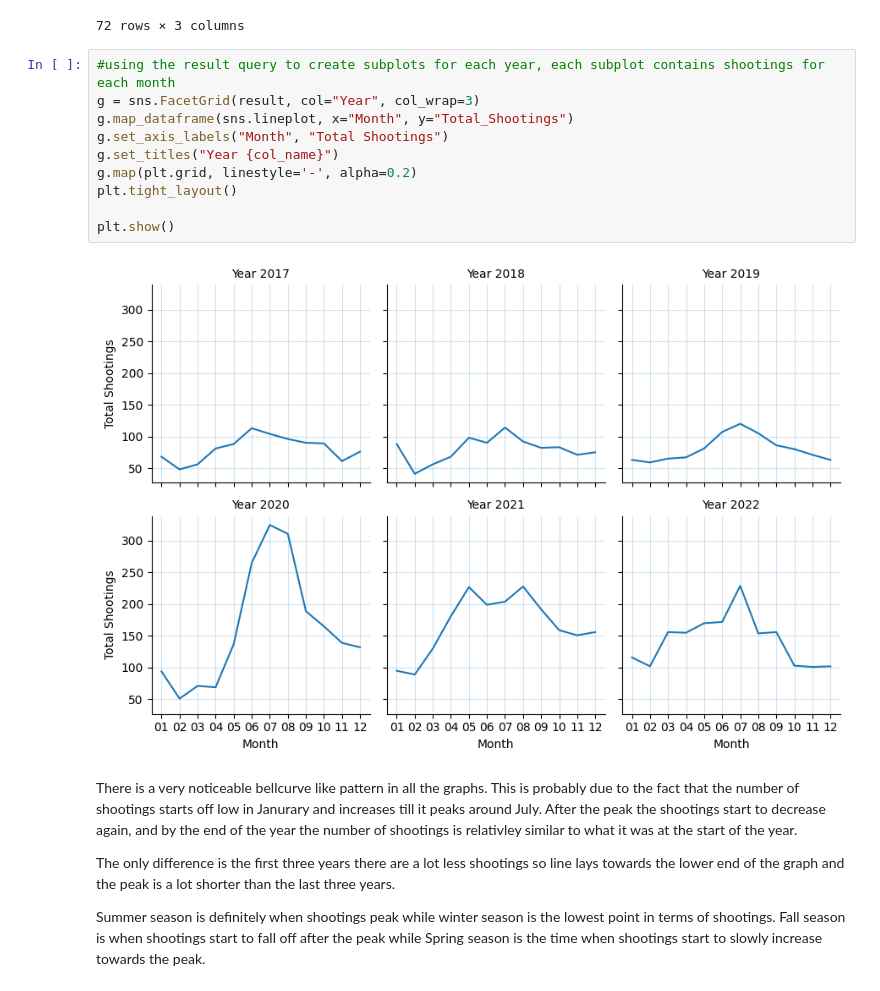
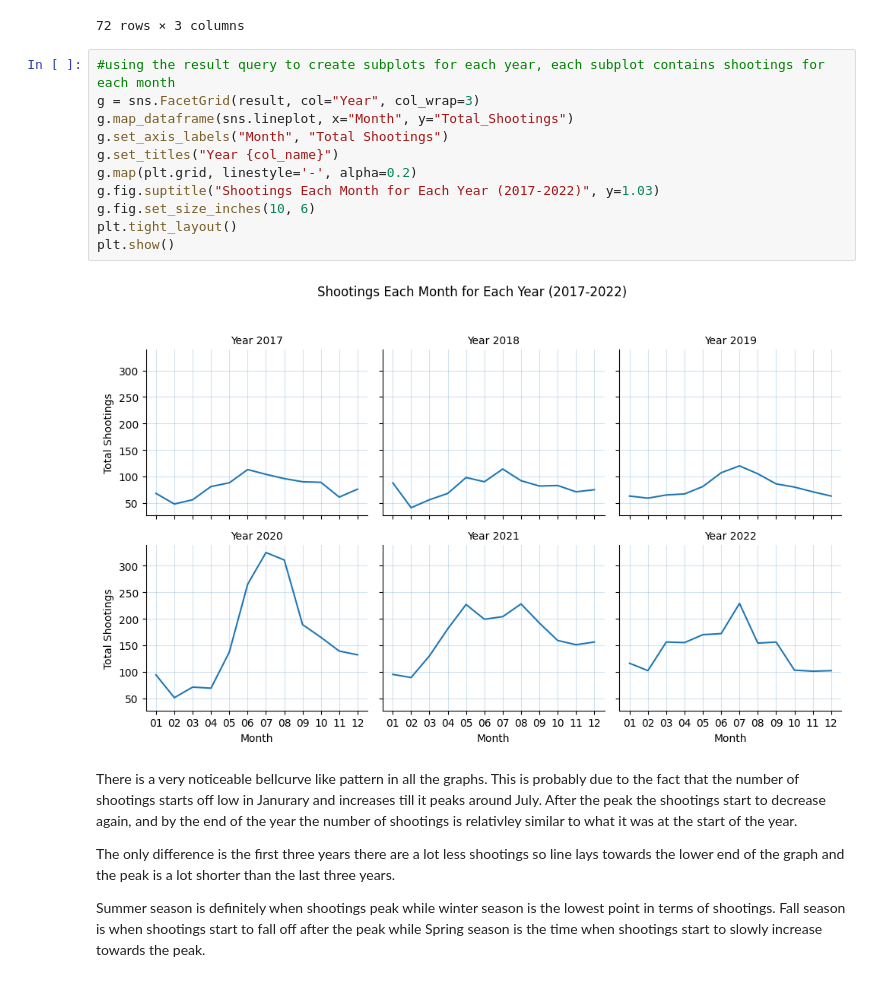
Before and after one commit to andyLiSyr/nycShootingsAnalysis, a Jupyter notebook: Analysis/NYC_Shootings_Analysis.ipynb, the cells around one changed output. Cells and saved outputs as stored; diff of their text form.

Commit message:
added Charts folder with images of graphs and charts, also edited title of charts in analysis code

```diff
--- a/Analysis/NYC_Shootings_Analysis.ipynb
+++ b/Analysis/NYC_Shootings_Analysis.ipynb
@@ -262,15 +263,16 @@ result
 # %%
 #using the result query to create subplots for each year, each subplot contains shootings for each month
 g = sns.FacetGrid(result, col="Year", col_wrap=3)
 g.map_dataframe(sns.lineplot, x="Month", y="Total_Shootings")
 g.set_axis_labels("Month", "Total Shootings")
 g.set_titles("Year {col_name}")
 g.map(plt.grid, linestyle='-', alpha=0.2)
+g.fig.suptitle("Shootings Each Month for Each Year (2017-2022)", y=1.03)
+g.fig.set_size_inches(10, 6)
 plt.tight_layout()
-
 plt.show()
 # %% [output]
-[figure, old version]
+[figure, new version]
 # %% [markdown]
 There is a very noticeable bellcurve like pattern in all the graphs. This is probably due to the fact that the number of shootings starts off low in Janurary and increases till it peaks around July. After the peak the shootings start to decrease again, and by the end of the year the number of shootings is relativley similar to what it was at the start of the year.
 
```
Also changed, not shown: parts of 10 cells of this notebook, 12 other files.
